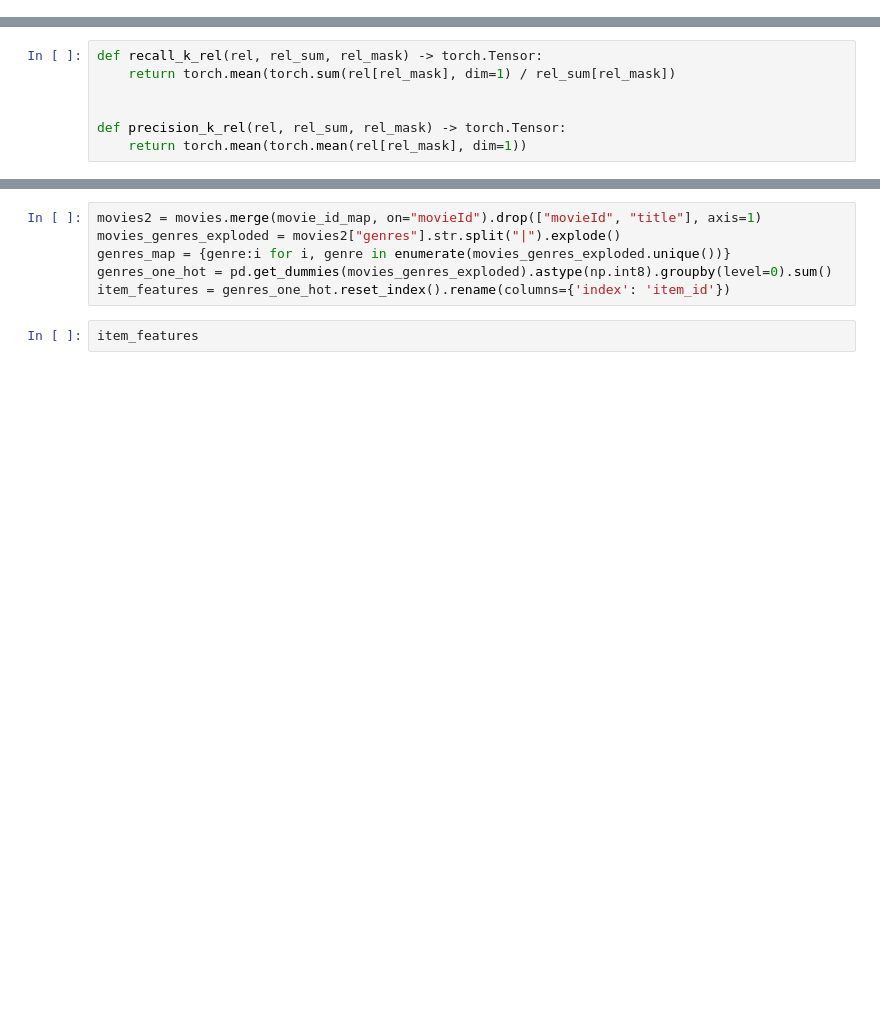
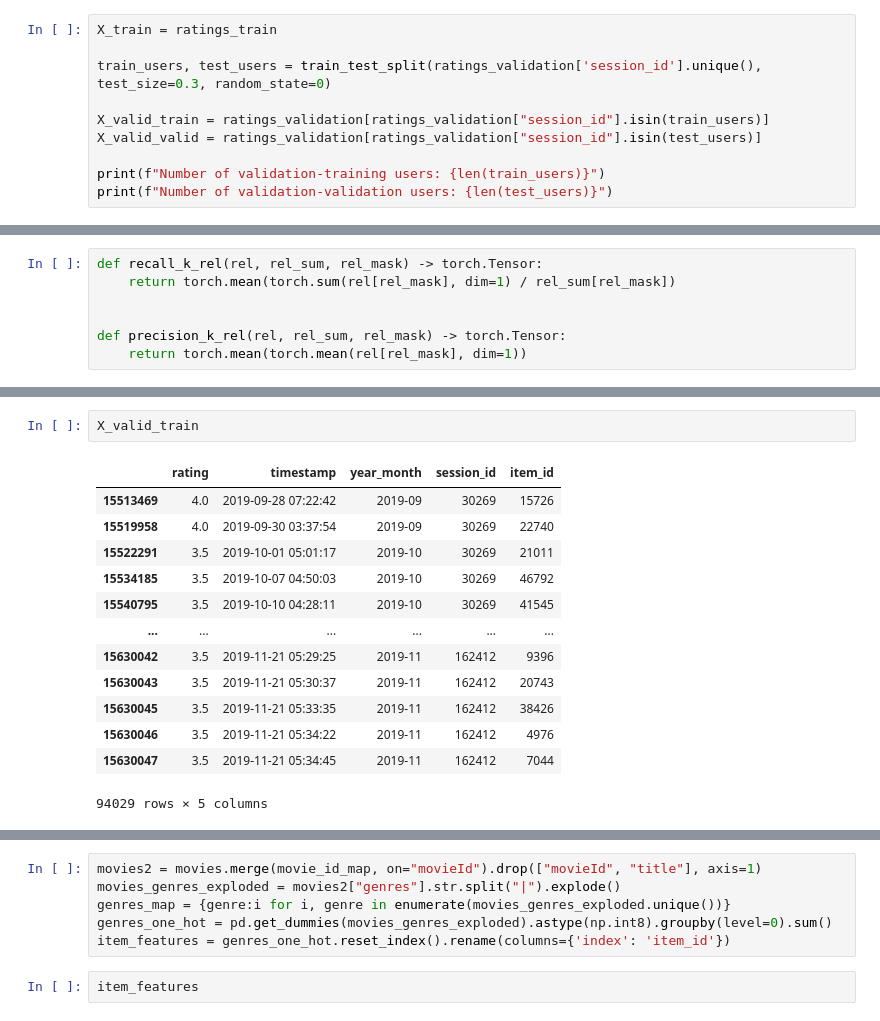
Before and after one commit to milymilek/recsys, a Jupyter notebook: notebooks/movielens/4_mf.ipynb, the cells around one changed output, grey strips where cells are left out. Cells and saved outputs as stored; diff of their text form; blank space fills up the shorter version.

```diff
--- a/notebooks/movielens/4_mf.ipynb
+++ b/notebooks/movielens/4_mf.ipynb
@@ -191,0 +195,10 @@ X_valid_valid = ratings_validation[ratings_validation["session_id"].isin(shuffle
+# %%
+X_train = ratings_train
+
+train_users, test_users = train_test_split(ratings_validation['session_id'].unique(), test_size=0.3, random_state=0)
+
+X_valid_train = ratings_validation[ratings_validation["session_id"].isin(train_users)]
+X_valid_valid = ratings_validation[ratings_validation["session_id"].isin(test_users)]
+
+print(f"Number of validation-training users: {len(train_users)}")
+print(f"Number of validation-validation users: {len(test_users)}")
@@ -412,0 +420,16 @@ def precision_k_rel(rel, rel_sum, rel_mask) -> torch.Tensor:
+# %%
+X_valid_train
+# %% [output]
+|  | rating | timestamp | year_month | session_id | item_id |
+| 15513469 | 4.0 | 2019-09-28 07:22:42 | 2019-09 | 30269 | 15726 |
+| 15519958 | 4.0 | 2019-09-30 03:37:54 | 2019-09 | 30269 | 22740 |
+| 15522291 | 3.5 | 2019-10-01 05:01:17 | 2019-10 | 30269 | 21011 |
+| 15534185 | 3.5 | 2019-10-07 04:50:03 | 2019-10 | 30269 | 46792 |
+| 15540795 | 3.5 | 2019-10-10 04:28:11 | 2019-10 | 30269 | 41545 |
+| ... | ... | ... | ... | ... | ... |
+| 15630042 | 3.5 | 2019-11-21 05:29:25 | 2019-11 | 162412 | 9396 |
+| 15630043 | 3.5 | 2019-11-21 05:30:37 | 2019-11 | 162412 | 20743 |
+| 15630045 | 3.5 | 2019-11-21 05:33:35 | 2019-11 | 162412 | 38426 |
+| 15630046 | 3.5 | 2019-11-21 05:34:22 | 2019-11 | 162412 | 4976 |
+| 15630047 | 3.5 | 2019-11-21 05:34:45 | 2019-11 | 162412 | 7044 |
+94029 rows × 5 columns
```
Also changed, not shown: parts of 42 cells of this notebook, 17 other files.
